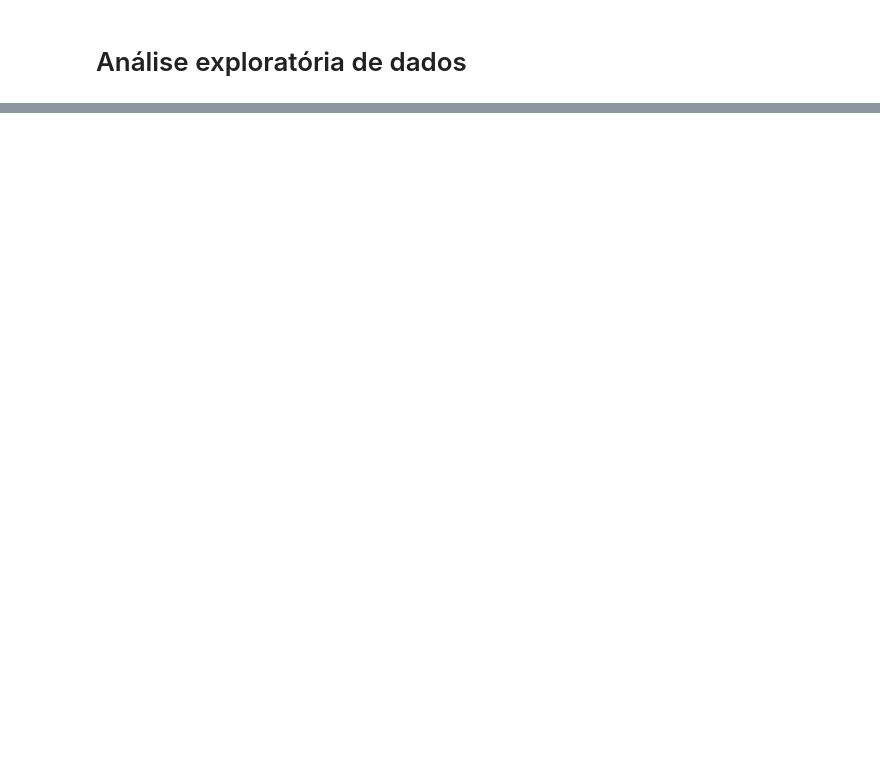
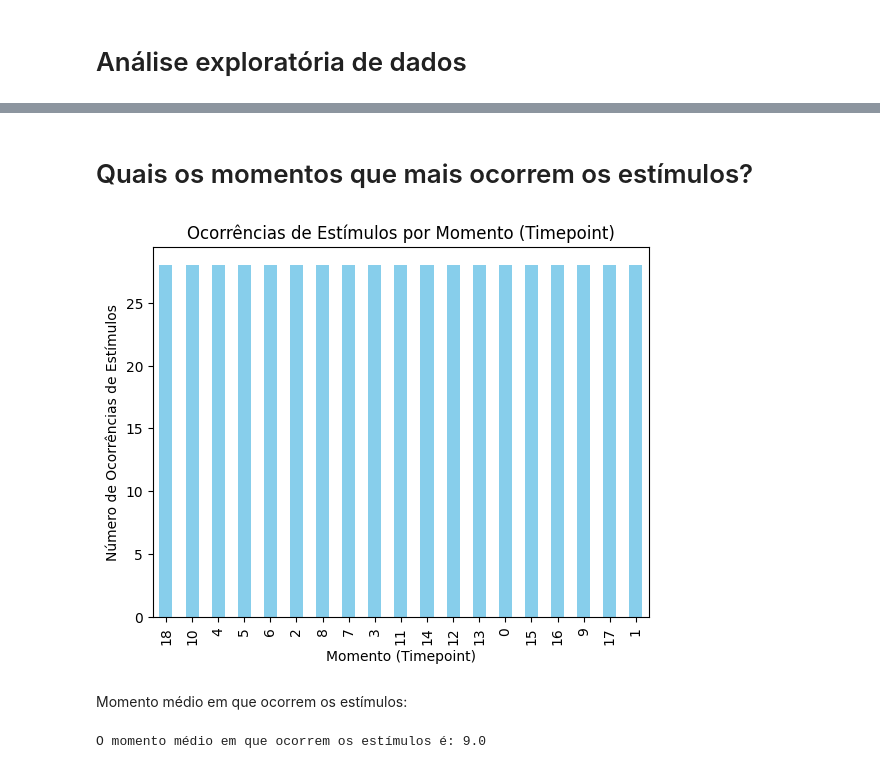
Before and after one commit to Emmanuel-Sampaio/Atlantico-bootcamp-cdd, a Jupyter notebook: notebooks/01-exploratory_data_analysis.ipynb, the cells around one changed output, grey strips where cells are left out. Saved outputs shown, nothing was run; the diff lists cells and outputs as text; code cells hidden in the pictures; blank space fills up the shorter version.

```diff
--- a/notebooks/01-exploratory_data_analysis.ipynb
+++ b/notebooks/01-exploratory_data_analysis.ipynb
@@ -347,0 +81,24 @@ Não são tiradas conclusões a respeito dos dados e/ou visualizações. Para ta
+# %% [markdown]
+# Quais os momentos que mais ocorrem os estímulos?
+# %%
+eventos_stim = Fmri[Fmri['event'] == 'stim']
+
+contagem_momentos = eventos_stim['timepoint'].value_counts()
+
+contagem_momentos.plot(kind='bar', color='skyblue')
+plt.xlabel('Momento (Timepoint)')
+plt.ylabel('Número de Ocorrências de Estímulos')
+plt.title('Ocorrências de Estímulos por Momento (Timepoint)')
+plt.show()
+# %% [output]
+[figure, added]
+# %% [markdown]
+Momento médio em que ocorrem os estímulos:
+# %%
+eventos_stim = Fmri[Fmri['event'] == 'stim']
+
+momento_medio_stim = eventos_stim['timepoint'].mean()
+
+print("O momento médio em que ocorrem os estímulos é:", momento_medio_stim)
+# %% [output]
+O momento médio em que ocorrem os estímulos é: 9.0
```
Also changed, not shown: parts of 46 cells of this notebook, 1 other file.
